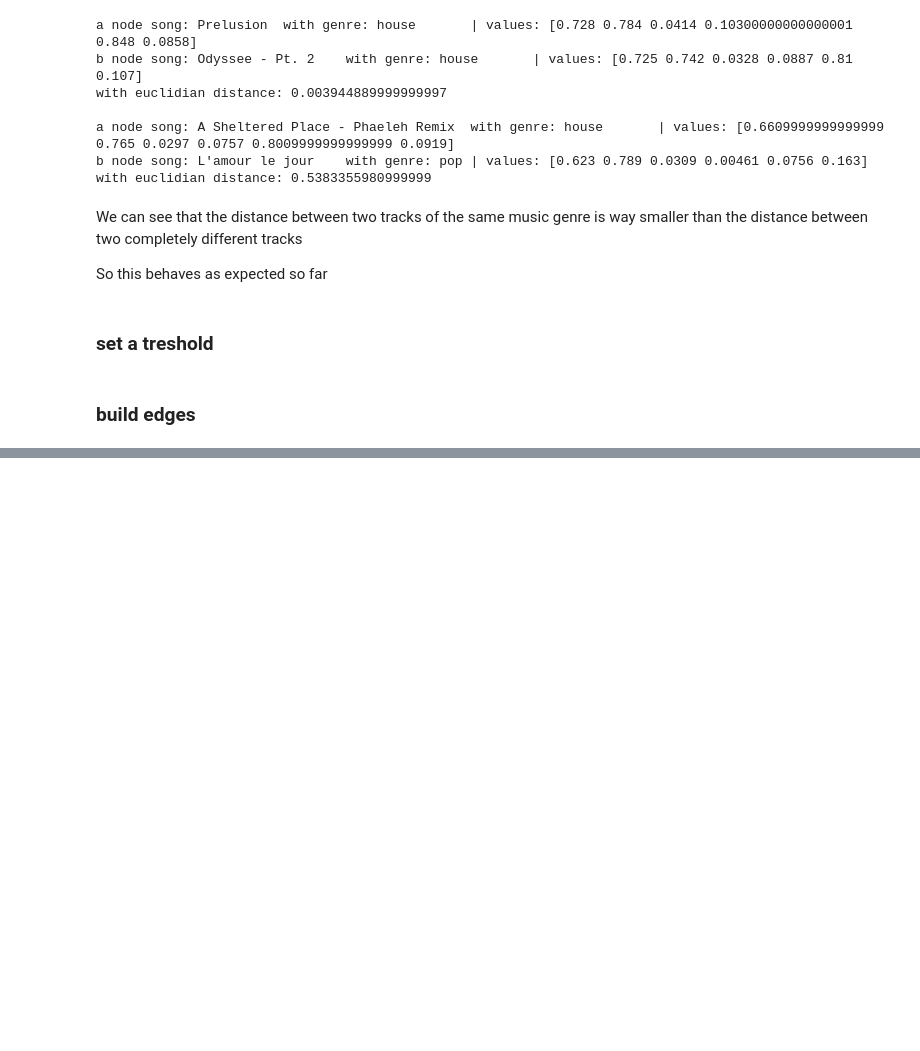
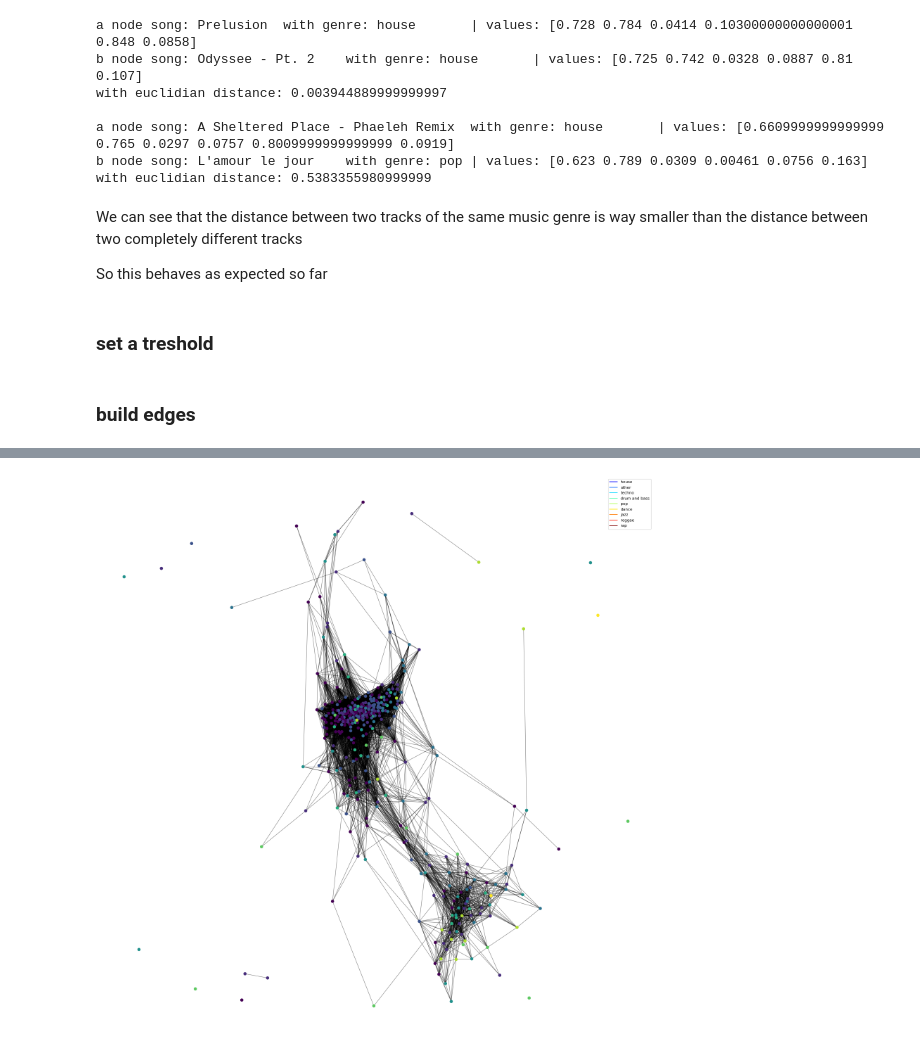
Before and after one commit to GabrieldeBlois/GraphsAndMatching, a Jupyter notebook: src/Project.ipynb, the cells around one changed output, grey strips where cells are left out. Saved outputs shown, nothing was run; the diff lists cells and outputs as text; code cells hidden in the pictures; blank space fills up the shorter version.

Commit message:
adding graph in project

```diff
--- a/src/Project.ipynb
+++ b/src/Project.ipynb
@@ -136,3 +136,6 @@ df_principal_genres.value_counts().plot(kind="bar")
 # %% [output]
 <matplotlib.axes._subplots.AxesSubplot at 0x...>
 [figure]
+# %%
+principal_genres = df['principal_genre'].value_counts().keys().values
+principal_genres
@@ -162,7 +168,7 @@ graph_nodes_song_titles = {index:row['song_title'] for (index, row) in df.iterro
 graph_nodes_song_genres = {index:row['principal_genre'] for (index, row) in df.iterrows()}
 
 # display 5 first to verify the shape and the content
-for i in range(15):
+for i in range(5):
     print(f"Node: {i} with genre: {graph_nodes_song_genres[i]} has the name: {graph_nodes_song_titles[i]}")
 # %% [output]
 Node: 0 with genre: house has the name: A Sheltered Place - Phaeleh Remix
@@ -189,7 +185,7 @@ Setting a value to each of the nodes designated by a number (index) as done in t
 graph_nodes_values = {index:row[interestingColumns].values for (index, row) in df.iterrows()}
 
 # display 5 first to verify the shape and the content
-for i in range(15):
+for i in range(5):
     print(f"Node: {i} with genre: {graph_nodes_song_genres[i]} has the name: {graph_nodes_song_titles[i]} with values: {graph_nodes_values[i]}")
 # %% [output]
 Node: 0 with genre: house has the name: A Sheltered Place - Phaeleh Remix with values: [0.6609999999999999 0.765 0.0297 0.0757 0.8009999999999999 0.0919]
@@ -248,7 +233,7 @@ So this behaves as expected so far
 # %% [markdown]
 ### set a treshold
 # %%
-node_building_threshold = 0.5
+node_building_threshold = 0.085
 # %% [markdown]
 ### build edges
 # %%
@@ -274,0 +264,52 @@ for i in range(5):
+# %%
+G = nx.Graph()
+
+# color preparation
+genre_dict = {principal_genres[i]:i + 1 for i in range(len(principal_genres))}
+color_values_nodes = []
+
+for node_index, edges in graph_nodes_edges.items():
+    color_values_nodes.append(genre_dict[graph_nodes_song_genres[node_index]])
+
+# Color mapping
+jet = cm = plt.get_cmap('jet')
+cNorm  = colors.Normalize(vmin=0, vmax=max(color_values_nodes))
+scalarMap = cmx.ScalarMappable(norm=cNorm, cmap=jet)
+
+# Using a figure to use it as a parameter when calling nx.draw_networkx
+f = plt.figure(1, figsize=(20, 20), dpi=80)
+ax = f.add_subplot(1,1,1)
+for label in genre_dict:
+    ax.plot([0],[0],color=scalarMap.to_rgba(genre_dict[label]),label=label)
+
+for node_index, edges in graph_nodes_edges.items():
+    if len(edges) == 0:
+        G.add_edge(node_index, node_index, weight=1)
+    for (edge_node_index, weight) in edges:
+        G.add_edge(node_index, edge_node_index, weight=node_building_threshold - weight)
+
+elarge = [(u, v) for (u, v, d) in G.edges(data=True) if d['weight'] > 0.5]
+esmall = [(u, v) for (u, v, d) in G.edges(data=True) if d['weight'] <= 0.5]
+
+pos = nx.spring_layout(G)  # positions for all nodes
+
+# nodes
+nx.draw_networkx_nodes(G, pos, nodelist=range(len(graph_nodes_edges)), node_size=50, ax=ax, node_color=color_values_nodes)
+
+
+# edges
+nx.draw_networkx_edges(G, pos, edgelist=elarge,
+                       width=1)
+nx.draw_networkx_edges(G, pos, edgelist=esmall,
+                       width=1, alpha=0.5)
+
+# Setting it to how it was looking before.
+plt.axis('off')
+f.set_facecolor('w')
+
+plt.legend()
+
+f.tight_layout()
+plt.show()
+# %% [output]
+[figure, added]
```
Also changed, not shown: parts of 5 cells of this notebook, 1 other file.
